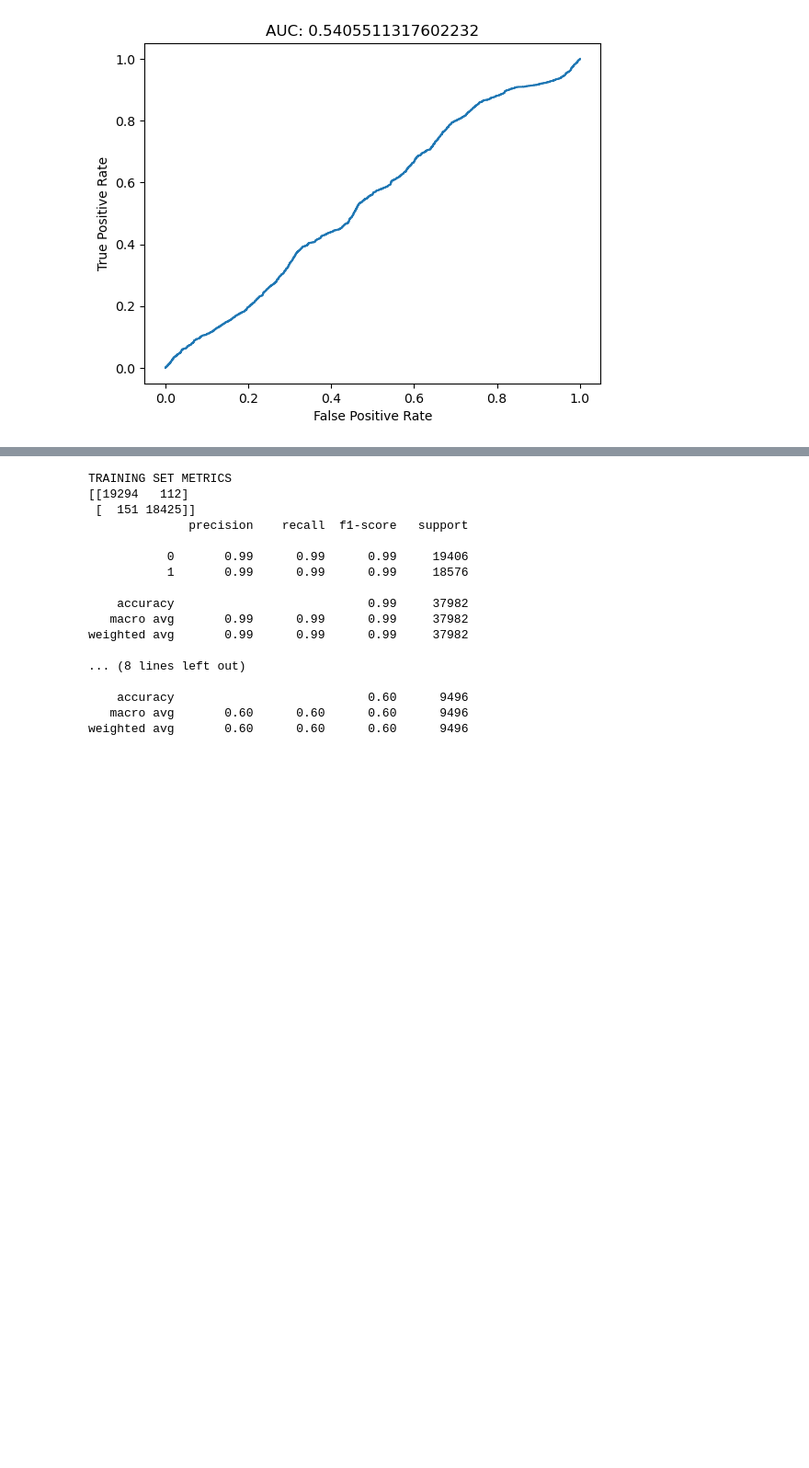
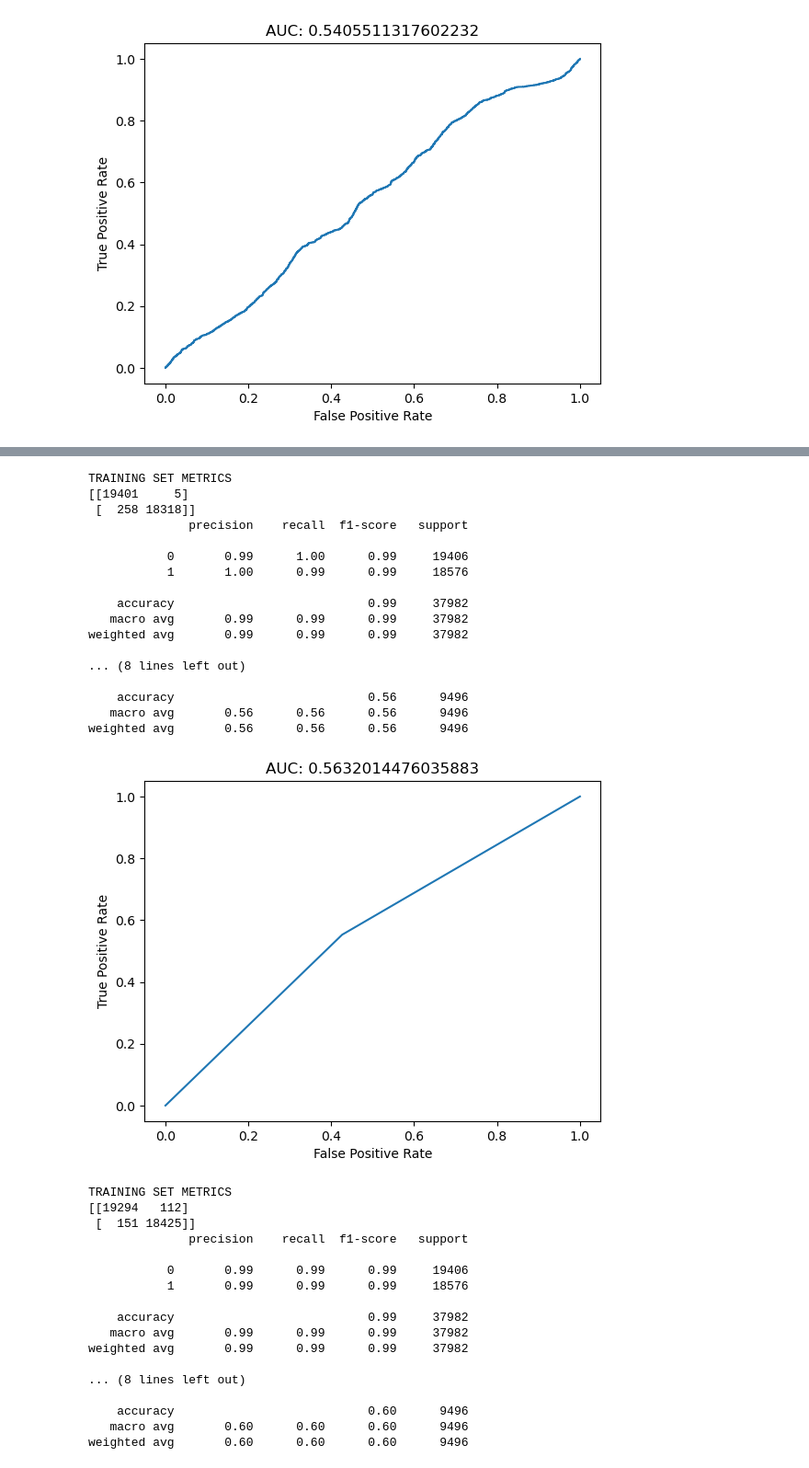
Before and after one commit to AnnLy2023/SMU-Project-4---Homicide, a Jupyter notebook: Ann's Folder/Homicide Machine Learning.ipynb, the cells around one changed output, grey strips where cells are left out. Shown at 92% size. Saved outputs shown, nothing was run; the diff lists cells and outputs as text; code cells hidden in the pictures; blank space fills up the shorter version.

```diff
--- a/Ann's Folder/Homicide Machine Learning.ipynb
+++ b/Ann's Folder/Homicide Machine Learning.ipynb
@@ -277,4 +285,23 @@ lr.score(X_train, y_train)
 # %%
 # init the model
-#dt = DecisionTreeClassifier(random_state=42)
-#doMLClassification(dt, X_train, y_train, X_test, y_test)
+dt = DecisionTreeClassifier(random_state=42)
+doMLClassification(dt, X_train, y_train, X_test, y_test)
+# %% [output]
+TRAINING SET METRICS
+[[19401     5]
+ [  258 18318]]
+              precision    recall  f1-score   support
+
+           0       0.99      1.00      0.99     19406
+           1       1.00      0.99      0.99     18576
+
+    accuracy                           0.99     37982
+   macro avg       0.99      0.99      0.99     37982
+weighted avg       0.99      0.99      0.99     37982
+
+... (8 lines left out)
+
+    accuracy                           0.56      9496
+   macro avg       0.56      0.56      0.56      9496
+weighted avg       0.56      0.56      0.56      9496
+[figure, added]
```
Also changed, not shown: parts of 25 cells of this notebook, 2 other files.
